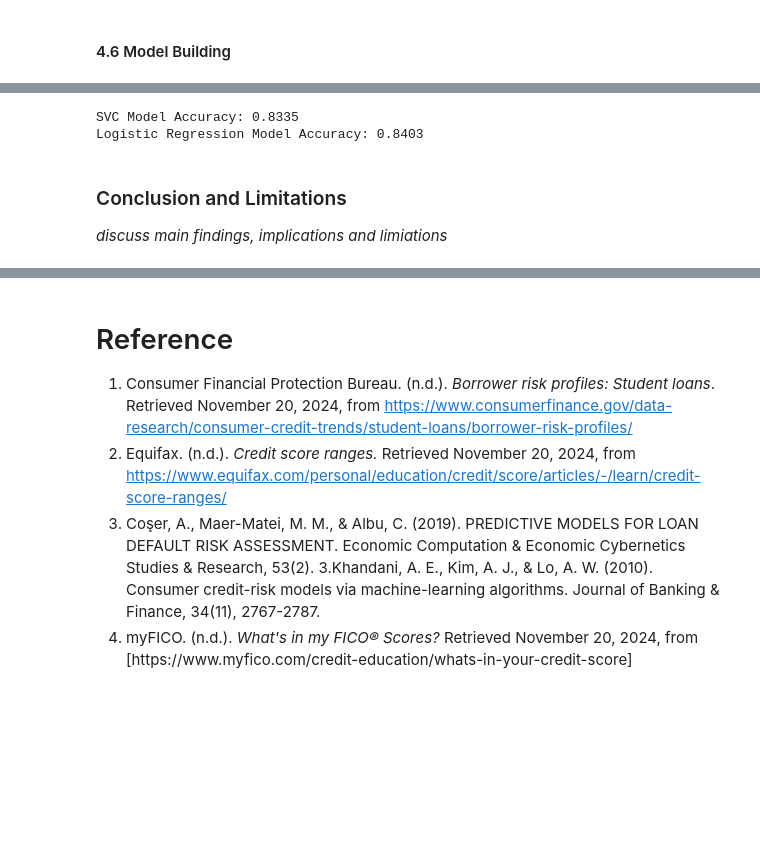
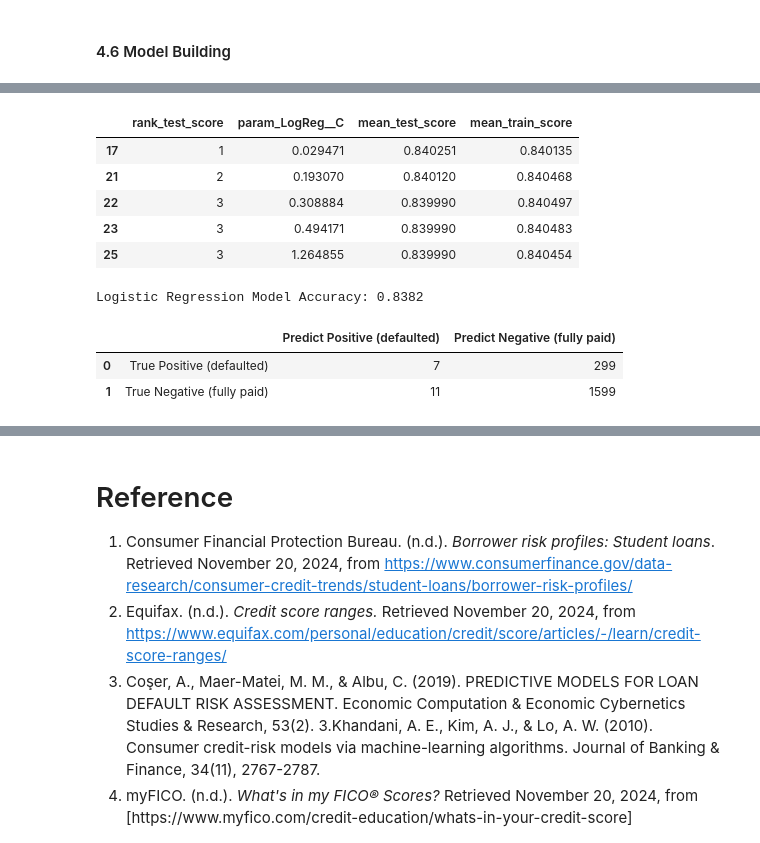
Before and after one commit to UBC-MDS/P2P_Loan, a Jupyter notebook: notebooks/p2p_lending_risk_analysis_report.ipynb, the cells around one changed output, grey strips where cells are left out. Drawn from its saved outputs; the diff is of its cells as text; code cells hidden in the pictures; blank space fills up the shorter version.

```diff
--- a/notebooks/p2p_lending_risk_analysis_report.ipynb
+++ b/notebooks/p2p_lending_risk_analysis_report.ipynb
@@ -394,17 +357,13 @@ correlation_chart
 Since both `risk_category` and `loan_categories` are dereived from `fico`, we decided to drop the `fico` and `risk_category`
 # %%
 # Split into training and testing sets
-X_train = train_df.drop(columns=['not.fully.paid',
-                                 "fico",
-                                 "risk_category"])  # Features
+# Features
+X_train = train_df.drop(columns=['not.fully.paid'])
+X_test = test_df.drop(columns=['not.fully.paid' ])
 
-y_train = train_df['not.fully.paid']                # Target
-
-X_test = test_df.drop(columns=['not.fully.paid',
-                             "fico",
-                             "risk_category"])  # Features
-
-y_test = test_df['not.fully.paid']                # Target
+# Target
+y_train = train_df['not.fully.paid']
+y_test = test_df['not.fully.paid']
 # %%
 # Define numeric and categorical columns
 numeric_features = [
@@ -478,30 +450,26 @@ cv_results
 # %%
 # Logistic Regression Tuning
 log_reg_param_dist = {
-    "LogReg__C": np.logspace(-5,5,num=11)
+    "LogReg__C": np.logspace(-5, 5)
 }
 
 log_reg_pipe = Pipeline(steps=[
             ('preprocessor', preprocessor),
-            ('LogReg', LogisticRegression(random_state=123, max_iter=10000))
-    ])
+            ('LogReg', LogisticRegression(random_state=123, max_iter=20000))
+])
 
 log_reg_search = GridSearchCV(
     log_reg_pipe,
     param_grid=log_reg_param_dist,
+    cv=10,
     n_jobs=-1,
     return_train_score=True
 )
 
 log_reg_search.fit(X_train, y_train)
-
-results_rand = pd.DataFrame(log_reg_search.cv_results_)[[
+cv_results = pd.DataFrame(log_reg_search.cv_results_)[[
     "rank_test_score",
     "param_LogReg__C",
     "mean_test_score",
-    "std_test_score",
-    "mean_train_score",
-    "std_train_score"
+    "mean_train_score"
 ]]
-
-results_rand.sort_values(by="rank_test_score").head(10)
@@ -563,16 +476,37 @@ results_svc.sort_values(by="rank_test_score").head(10)
+# %%
+cv_results.sort_values(by="rank_test_score").head(5)
+# %% [output]
+|  | rank_test_score | param_LogReg__C | mean_test_score | mean_train_score |
+| 17 | 1 | 0.029471 | 0.840251 | 0.840135 |
+| 21 | 2 | 0.193070 | 0.840120 | 0.840468 |
+| 22 | 3 | 0.308884 | 0.839990 | 0.840497 |
+| 23 | 3 | 0.494171 | 0.839990 | 0.840483 |
+| 25 | 3 | 1.264855 | 0.839990 | 0.840454 |
 # %%
-from sklearn.metrics import accuracy_score
-from sklearn.neighbors import KNeighborsClassifier
-y_pred_svc = svc_search.predict(X_test)
-accuracy_svc = accuracy_score(y_test, y_pred_svc)
-print(f"SVC Model Accuracy: {accuracy_svc:.4f}")
-
 y_pred_log_reg = log_reg_search.predict(X_test)
 accuracy_log_reg = accuracy_score(y_test, y_pred_log_reg)
 print(f"Logistic Regression Model Accuracy: {accuracy_log_reg:.4f}")
 # %% [output]
-SVC Model Accuracy: 0.8335
-Logistic Regression Model Accuracy: 0.8403
+Logistic Regression Model Accuracy: 0.8382
-# %% [markdown]
-### Conclusion and Limitations<br>
-_discuss main findings, implications and limiations_
+# %%
+pred_true = pd.DataFrame({"prediction":y_pred_log_reg, "true":y_test})
+results_log_reg = pd.DataFrame(
+    {
+         " ": ["True Positive (defaulted)", "True Negative (fully paid)"],
+        "Predict Positive (defaulted)": [
+            len(pred_true.query("prediction == 1 & true == 1")),
+            len(pred_true.query("prediction == 1 & true == 0"))
+
+        ],
+        "Predict Negative (fully paid)": [
+            len(pred_true.query("prediction == 0 & true == 1")),
+            len(pred_true.query("prediction == 0 & true == 0"))
+
+        ]
+    }
+)
+results_log_reg
+# %% [output]
+|  |  | Predict Positive (defaulted) | Predict Negative (fully paid) |
+| 0 | True Positive (defaulted) | 7 | 299 |
+| 1 | True Negative (fully paid) | 11 | 1599 |
```
Also changed, not shown: parts of 33 cells of this notebook.
